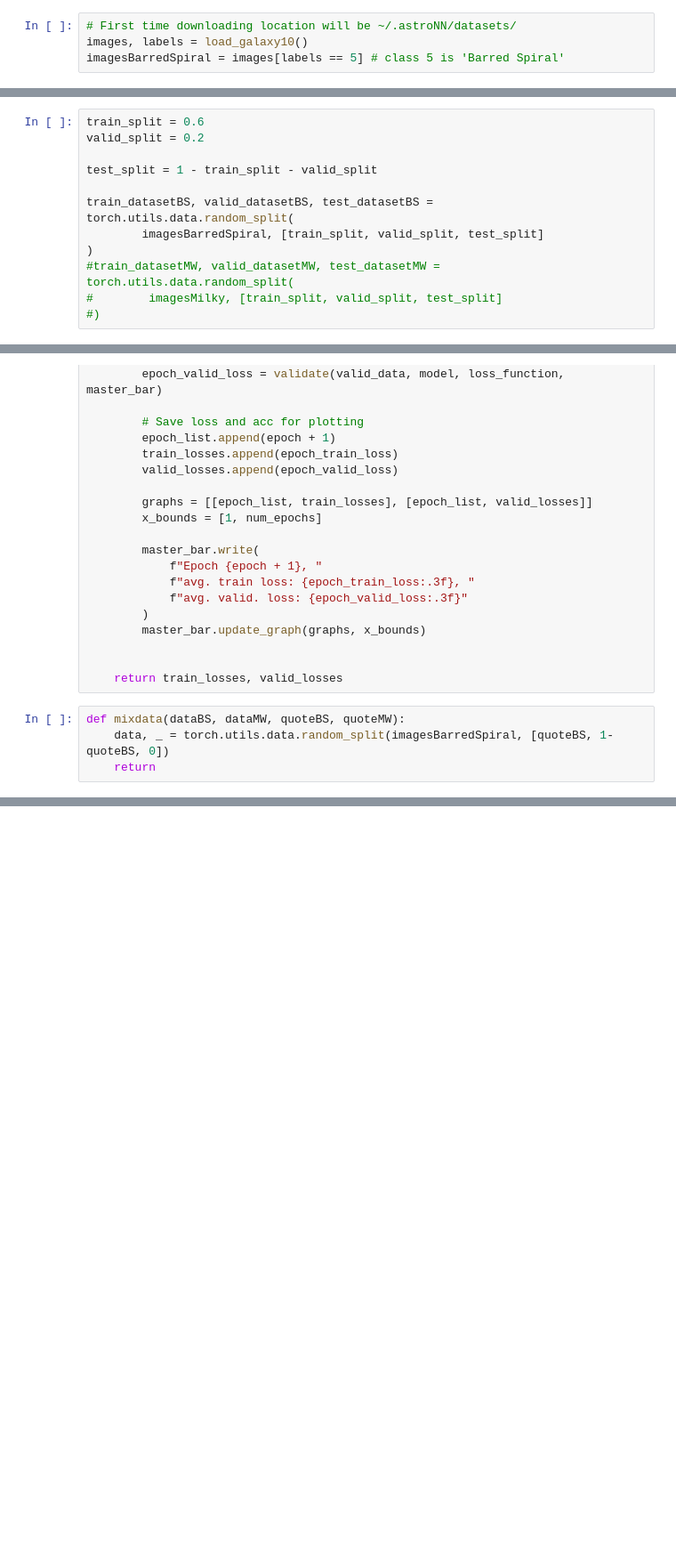
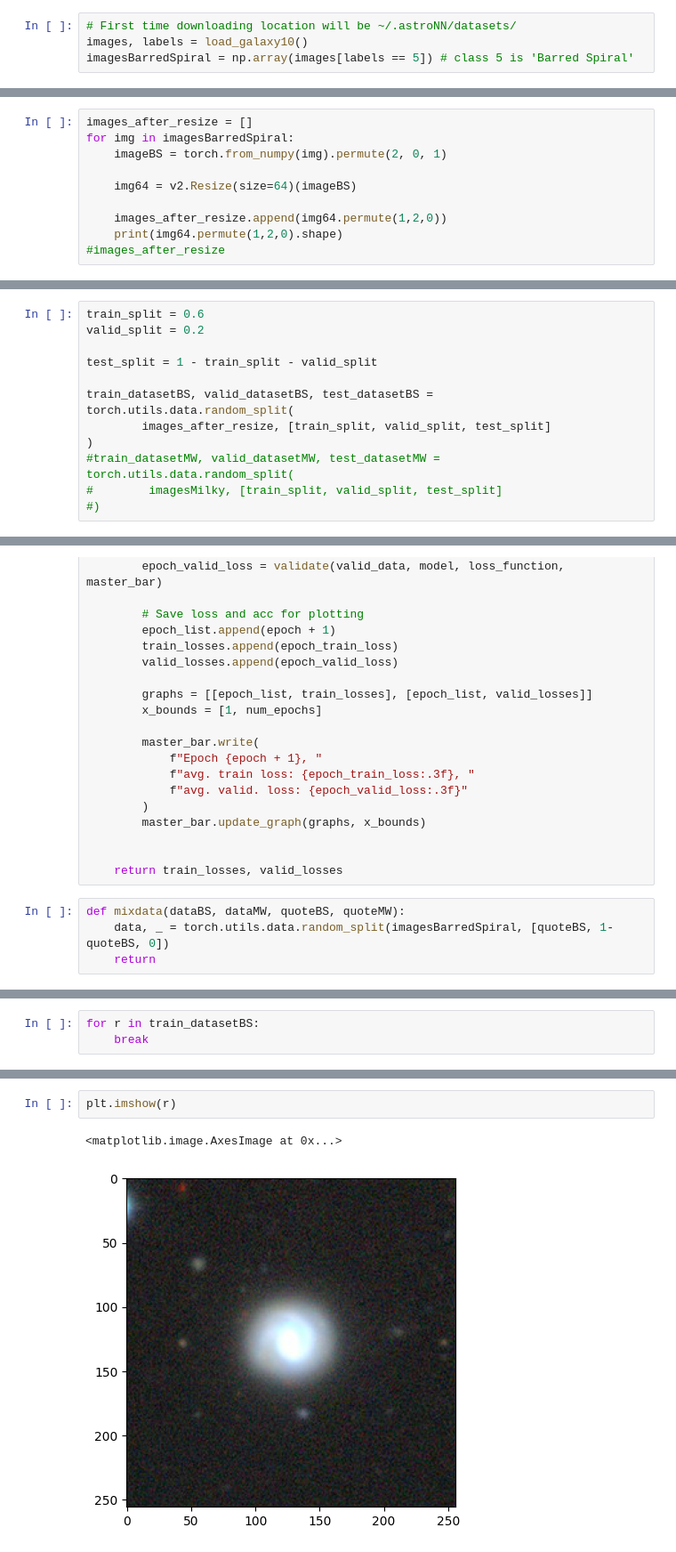
Before and after one commit to fpicasso/challenge-galaxies, a Jupyter notebook: TrainingAutoEn.ipynb, the cells around one changed output, grey strips where cells are left out. Shown: that part at 89% size. Cells and saved outputs as stored; diff of their text form; blank space fills up the shorter version.

```diff
--- a/TrainingAutoEn.ipynb
+++ b/TrainingAutoEn.ipynb
@@ -45,6 +47,16 @@ from AutoEncoder import Autoencoder
 # %%
 # First time downloading location will be ~/.astroNN/datasets/
 images, labels = load_galaxy10()
-imagesBarredSpiral = images[labels == 5] # class 5 is 'Barred Spiral'
+imagesBarredSpiral = np.array(images[labels == 5]) # class 5 is 'Barred Spiral'
 # %% [output]
 /home/simon/.astroNN/datasets/Galaxy10_DECals.h5 was found!
+# %%
+images_after_resize = []
+for img in imagesBarredSpiral:
+    imageBS = torch.from_numpy(img).permute(2, 0, 1)
+
+    img64 = v2.Resize(size=64)(imageBS)
+
+    images_after_resize.append(img64.permute(1,2,0))
+    print(img64.permute(1,2,0).shape)
+#images_after_resize
@@ -55,7 +85,7 @@ valid_split = 0.2
 test_split = 1 - train_split - valid_split
 
 train_datasetBS, valid_datasetBS, test_datasetBS = torch.utils.data.random_split(
-        imagesBarredSpiral, [train_split, valid_split, test_split]
+        images_after_resize, [train_split, valid_split, test_split]
 )
 #train_datasetMW, valid_datasetMW, test_datasetMW = torch.utils.data.random_split(
 #        imagesMilky, [train_split, valid_split, test_split]
@@ -239,0 +292,3 @@ RuntimeError: Input type (unsigned char) and bias type (float) should be the sam
+# %%
+for r in train_datasetBS:
+    break
@@ -239,0 +303,5 @@ RuntimeError: Input type (unsigned char) and bias type (float) should be the sam
+# %%
+plt.imshow(r)
+# %% [output]
+<matplotlib.image.AxesImage at 0x...>
+[figure, added]
```
Also changed, not shown: parts of 11 cells of this notebook, 3 other files.
